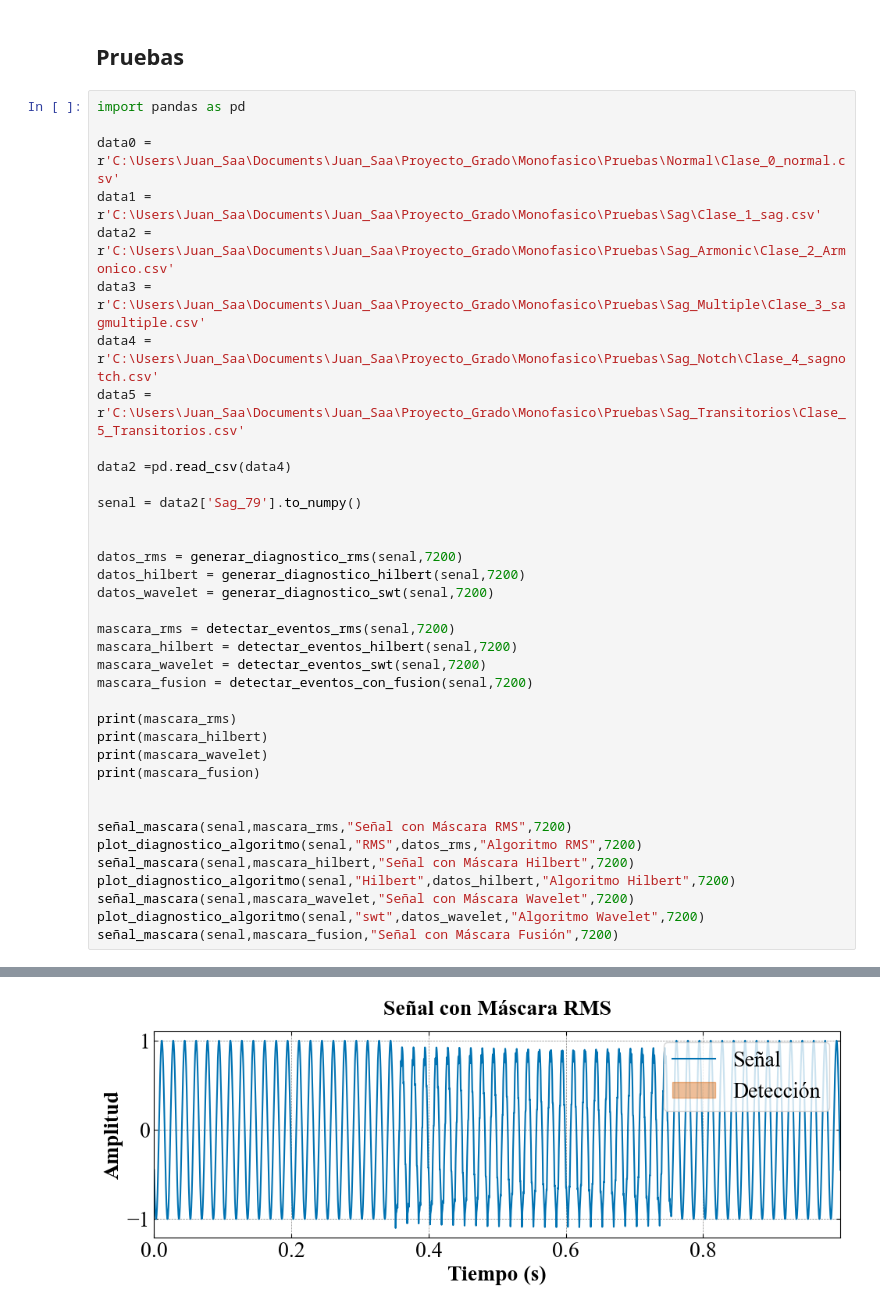
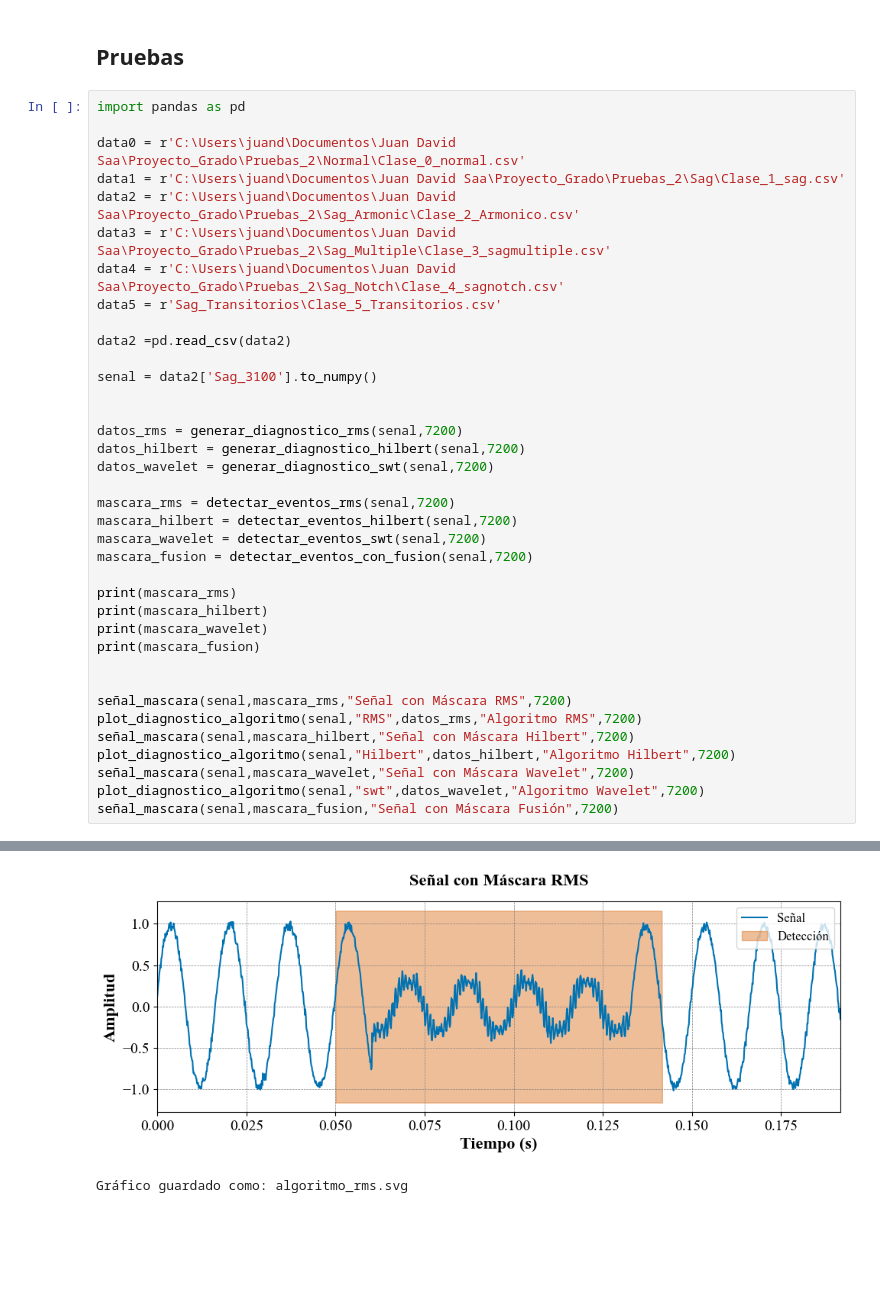
Before and after one commit to SGOLDYT/Power-Quality, a Jupyter notebook: main.ipynb, the cells around one changed output, grey strips where cells are left out. Saved outputs shown, nothing was run; the diff lists cells and outputs as text; blank space fills up the shorter version.

```diff
--- a/main.ipynb
+++ b/main.ipynb
@@ -443,16 +456,16 @@ def generar_diagnostico_swt(
 # %%
 import pandas as pd
 
-data0 = r'C:\Users\Juan_Saa\Documents\Juan_Saa\Proyecto_Grado\Monofasico\Pruebas\Normal\Clase_0_normal.csv'
-data1 = r'C:\Users\Juan_Saa\Documents\Juan_Saa\Proyecto_Grado\Monofasico\Pruebas\Sag\Clase_1_sag.csv'
-data2 = r'C:\Users\Juan_Saa\Documents\Juan_Saa\Proyecto_Grado\Monofasico\Pruebas\Sag_Armonic\Clase_2_Armonico.csv'
-data3 = r'C:\Users\Juan_Saa\Documents\Juan_Saa\Proyecto_Grado\Monofasico\Pruebas\Sag_Multiple\Clase_3_sagmultiple.csv'
-data4 = r'C:\Users\Juan_Saa\Documents\Juan_Saa\Proyecto_Grado\Monofasico\Pruebas\Sag_Notch\Clase_4_sagnotch.csv'
-data5 = r'C:\Users\Juan_Saa\Documents\Juan_Saa\Proyecto_Grado\Monofasico\Pruebas\Sag_Transitorios\Clase_5_Transitorios.csv'
+data0 = r'C:\Users\juand\Documentos\Juan David Saa\Proyecto_Grado\Pruebas_2\Normal\Clase_0_normal.csv'
+data1 = r'C:\Users\juand\Documentos\Juan David Saa\Proyecto_Grado\Pruebas_2\Sag\Clase_1_sag.csv'
+data2 = r'C:\Users\juand\Documentos\Juan David Saa\Proyecto_Grado\Pruebas_2\Sag_Armonic\Clase_2_Armonico.csv'
+data3 = r'C:\Users\juand\Documentos\Juan David Saa\Proyecto_Grado\Pruebas_2\Sag_Multiple\Clase_3_sagmultiple.csv'
+data4 = r'C:\Users\juand\Documentos\Juan David Saa\Proyecto_Grado\Pruebas_2\Sag_Notch\Clase_4_sagnotch.csv'
+data5 = r'Sag_Transitorios\Clase_5_Transitorios.csv'
 
-data2 =pd.read_csv(data4)
+data2 =pd.read_csv(data2)
 
-senal = data2['Sag_79'].to_numpy()
+senal = data2['Sag_3100'].to_numpy()
 
 
 datos_rms = generar_diagnostico_rms(senal,7200)
@@ -485 +499,2 @@ señal_mascara(senal,mascara_fusion,"Señal con Máscara Fusión",7200)
-[figure, old version]
+[figure, new version]
+Gráfico guardado como: algoritmo_rms.svg
```
Also changed, not shown: parts of 2 cells of this notebook, 3 other files.
